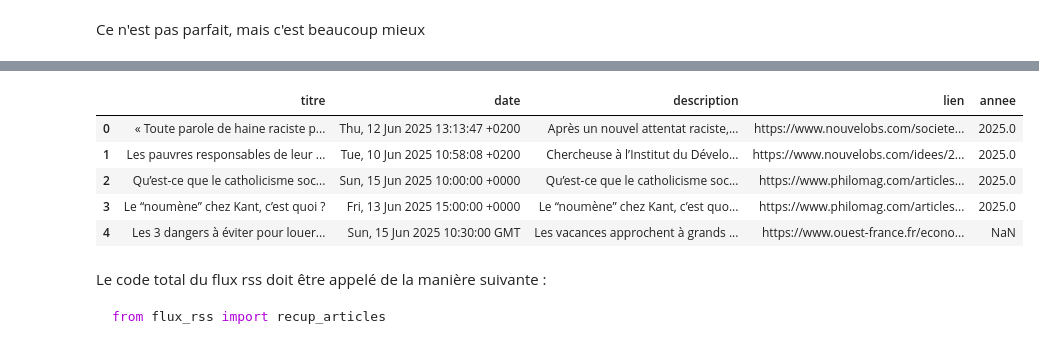
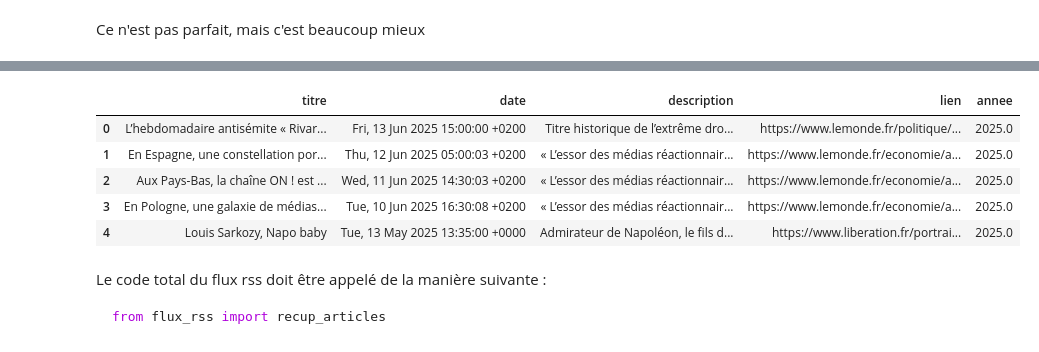
Before and after one commit to Aminata-Dev/L-observatoire-du-mot, a Jupyter notebook: rapport_explications_du_projet.ipynb, the cells around one changed output, grey strips where cells are left out. Cells and saved outputs as stored; diff of their text form; code cells hidden in the pictures.

````diff
--- a/rapport_explications_du_projet.ipynb
+++ b/rapport_explications_du_projet.ipynb
@@ -96,7 +60,7 @@ Nous créons un fichier Python par données. Le fichier main sera chargé de fai
 Nous choisissons pour mot-test le mot suivant :
 # %%
 #mot = input("\nEntre un mot de ton choix\n@> ")
-mot = "sable"
+mot = "droite"
 # %% [markdown]
 Le traitement du mot en entrée est géré au niveau de l'[interface Streamlit](#Interface-web-via-Streamlit) (cf section _Gestion du mot en entrée_).
 # %% [markdown]
@@ -1040,17 +1016,16 @@ Exemple :
 # %%
 if not df_total.empty:
     df_total["description"] = textes_propres
-
-df_total.to_csv("data/actualite_avec_mot.csv")
+    df_total.to_csv("data/actualite_avec_mot.csv", index=False)
 
 df_total.head()
 # %% [output]
 |  | titre | date | description | lien | annee |
-| 0 | « Toute parole de haine raciste p... | Thu, 12 Jun 2025 13:13:47 +0200 | Après un nouvel attentat raciste,... | https://www.nouvelobs.com/societe... | 2025.0 |
-| 1 | Les pauvres responsables de leur ... | Tue, 10 Jun 2025 10:58:08 +0200 | Chercheuse à l’Institut du Dévelo... | https://www.nouvelobs.com/idees/2... | 2025.0 |
-| 2 | Qu’est-ce que le catholicisme soc... | Sun, 15 Jun 2025 10:00:00 +0000 | Qu’est-ce que le catholicisme soc... | https://www.philomag.com/articles... | 2025.0 |
-| 3 | Le “noumène” chez Kant, c’est quoi ? | Fri, 13 Jun 2025 15:00:00 +0000 | Le “noumène” chez Kant, c’est quo... | https://www.philomag.com/articles... | 2025.0 |
-| 4 | Les 3 dangers à éviter pour louer... | Sun, 15 Jun 2025 10:30:00 GMT | Les vacances approchent à grands ... | https://www.ouest-france.fr/econo... | NaN |
+| 0 | L’hebdomadaire antisémite « Rivar... | Fri, 13 Jun 2025 15:00:00 +0200 | Titre historique de l’extrême dro... | https://www.lemonde.fr/politique/... | 2025.0 |
+| 1 | En Espagne, une constellation por... | Thu, 12 Jun 2025 05:00:03 +0200 | « L’essor des médias réactionnair... | https://www.lemonde.fr/economie/a... | 2025.0 |
+| 2 | Aux Pays-Bas, la chaîne ON ! est ... | Wed, 11 Jun 2025 14:30:03 +0200 | « L’essor des médias réactionnair... | https://www.lemonde.fr/economie/a... | 2025.0 |
+| 3 | En Pologne, une galaxie de médias... | Tue, 10 Jun 2025 16:30:08 +0200 | « L’essor des médias réactionnair... | https://www.lemonde.fr/economie/a... | 2025.0 |
+| 4 | Louis Sarkozy, Napo baby | Tue, 13 May 2025 13:35:00 +0000 | Admirateur de Napoléon, le fils d... | https://www.liberation.fr/portrai... | 2025.0 |
 # %% [markdown]
 Le code total du flux rss doit être appelé de la manière suivante :
 ```python
````
Also changed, not shown: parts of 22 cells of this notebook, 13 other files.
